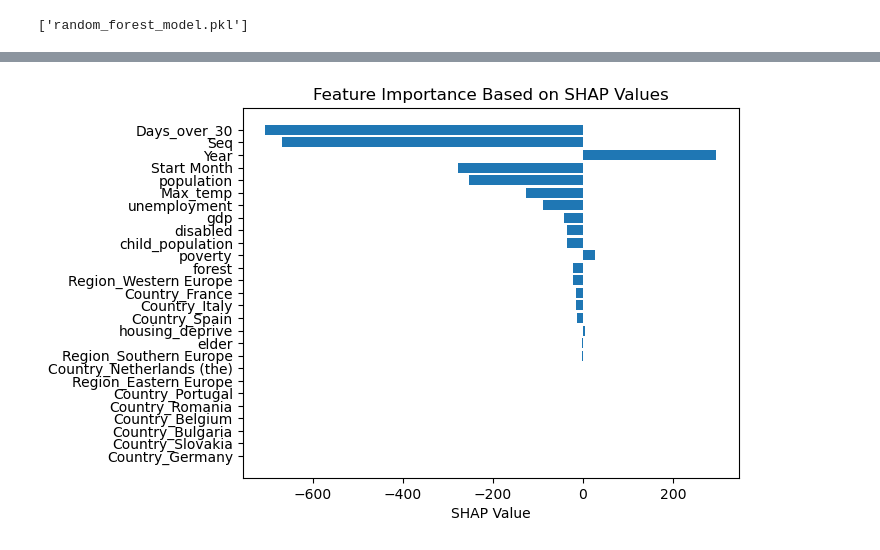
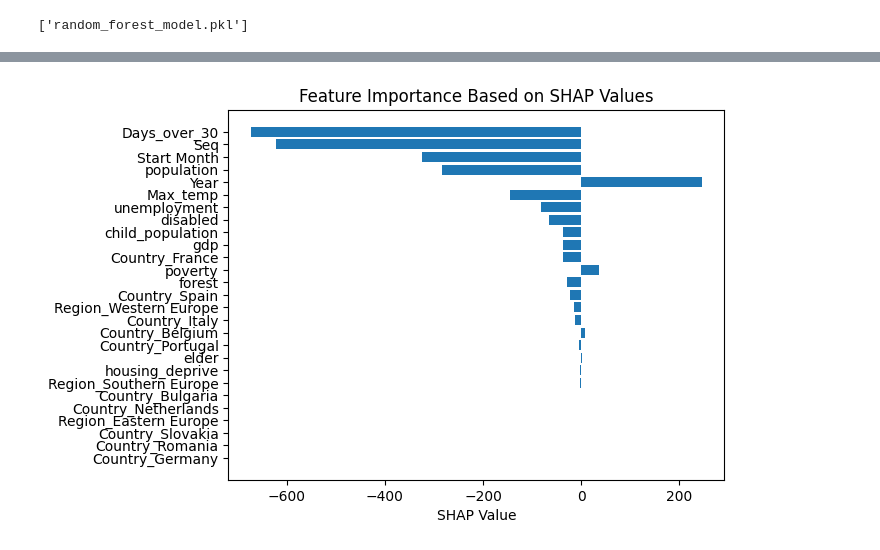
Before and after one commit to wentingjiang2022/mda_kuleuven, a Jupyter notebook: notebooks/data_processing_model.ipynb, the cells around one changed output, grey strips where cells are left out. Drawn from its saved outputs; the diff is of its cells as text; code cells hidden in the pictures.

```diff
--- a/notebooks/data_processing_model.ipynb
+++ b/notebooks/data_processing_model.ipynb
@@ -129,0 +191,12 @@ transformed_df = pipeline.fit_transform(top_countries_valid_death)
+# %%
+relevant_iso = list(transformed_df.ISO.unique())
+threshold = 30
+
+pipeline_two = Pipeline(steps=[
+    ('weather_features', AddWeatherFeatures(capitals =capitals, two_to_three_iso=two_to_three_iso,
+                                             threshold=threshold, relevant_iso=relevant_iso)),
+    ('remove_nan_rows', Remove_nan_rows()),
+    ('create_percentage', Create_percentage())
+])
+
+df_model = pipeline_two.fit_transform(transformed_df)
@@ -208,9 +213,2 @@ def model_ad_hoc_prep(df):
-# %%
-df_model = model_ad_hoc_prep(transformed_df)
-# %%
-df_model = df_model[~df_model['disabled'].isna()]
 # %% [markdown]
 # Modelling
-# %%
-df_model['child_population'] =df_model['child_population'] *100 /df_model['population']
-df_model['disabled'] =df_model['disabled'] * 100/df_model['population']
@@ -426,17 +342,18 @@ Name: 9, dtype: object
 # %%
-# Example feature names list
+index = 5
+observation = X.iloc[index]
+explainer = shap.Explainer(loaded_model)
+shap_values = explainer.shap_values(observation)
 feature_names = X.columns
-
-# Sort the features and SHAP values by their absolute values
 sorted_indices = np.argsort(np.abs(shap_values))
 sorted_feature_names = [feature_names[i] for i in sorted_indices]
 sorted_shap_values = [shap_values[i] for i in sorted_indices]
 
-# Create a bar plot of the sorted SHAP values
 plt.barh(range(len(sorted_feature_names)), sorted_shap_values, align='center')
 plt.yticks(range(len(sorted_feature_names)), sorted_feature_names)
 plt.xlabel('SHAP Value')
 plt.title('Feature Importance Based on SHAP Values')
+plt.savefig(image_folder + 'explain_one_obs.png')
 plt.show()
 # %% [output]
-[figure, old version]
+[figure, new version]
```
Also changed, not shown: parts of 25 cells of this notebook, 14 other files.
